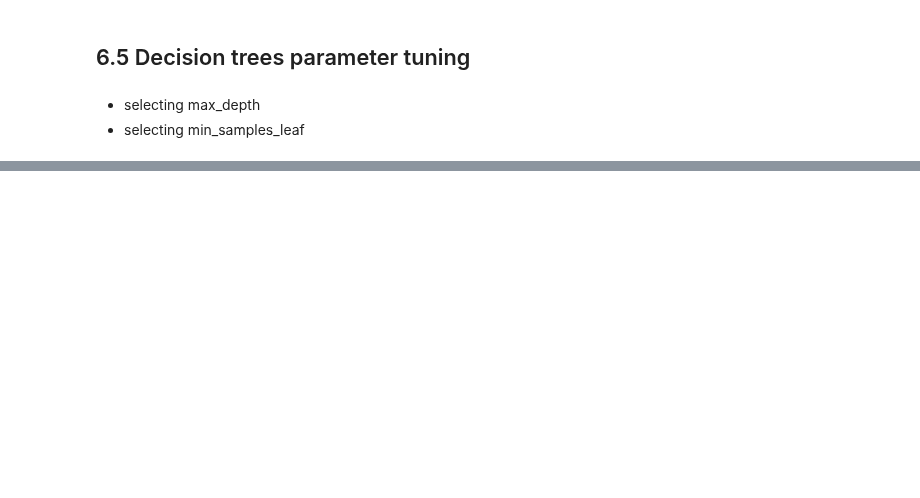
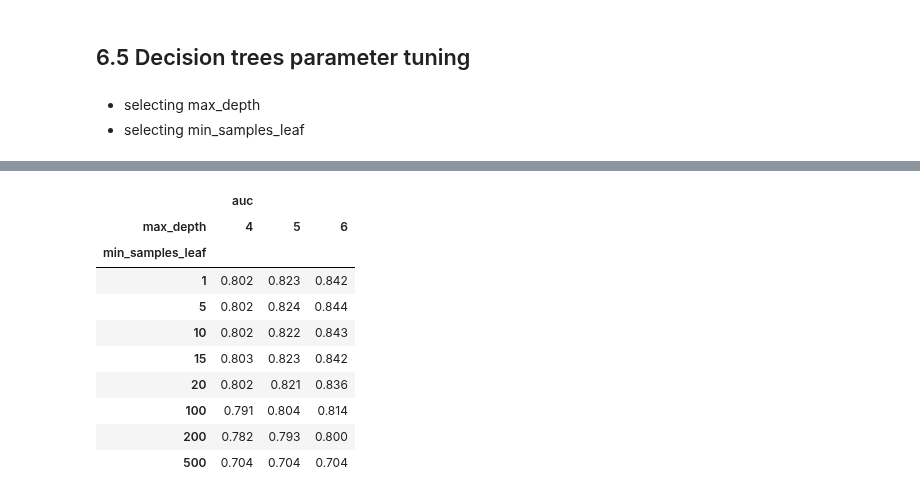
Before and after one commit to zeinasamer/DataTalks-MLZoomCamp, a Jupyter notebook: 6-Trees/Credit risk.ipynb, the cells around one changed output, grey strips where cells are left out. Saved outputs shown, nothing was run; the diff lists cells and outputs as text; code cells hidden in the pictures; blank space fills up the shorter version.

```diff
--- a/6-Trees/Credit risk.ipynb
+++ b/6-Trees/Credit risk.ipynb
@@ -304,0 +320,15 @@ None -> 0.910
+# %%
+df_scores_pivot = df_scores.pivot(index='min_samples_leaf', columns=['max_depth'], values=['auc'])
+df_scores_pivot.round(3)
+# %% [output]
+|  | auc |  |  |
+| max_depth | 4 | 5 | 6 |
+| min_samples_leaf |  |  |  |
+| 1 | 0.802 | 0.823 | 0.842 |
+| 5 | 0.802 | 0.824 | 0.844 |
+| 10 | 0.802 | 0.822 | 0.843 |
+| 15 | 0.803 | 0.823 | 0.842 |
+| 20 | 0.802 | 0.821 | 0.836 |
+| 100 | 0.791 | 0.804 | 0.814 |
+| 200 | 0.782 | 0.793 | 0.800 |
+| 500 | 0.704 | 0.704 | 0.704 |
```
Also changed, not shown: parts of 12 cells of this notebook.
